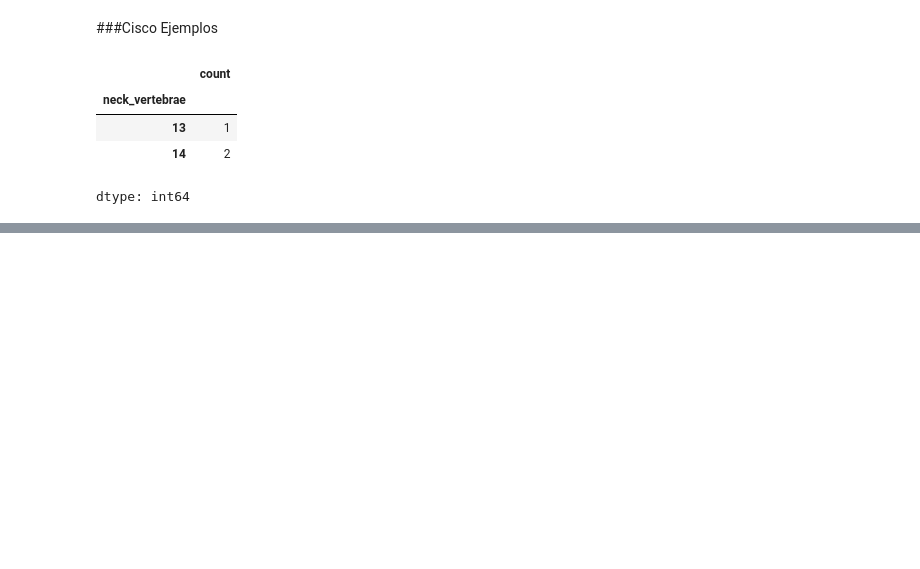
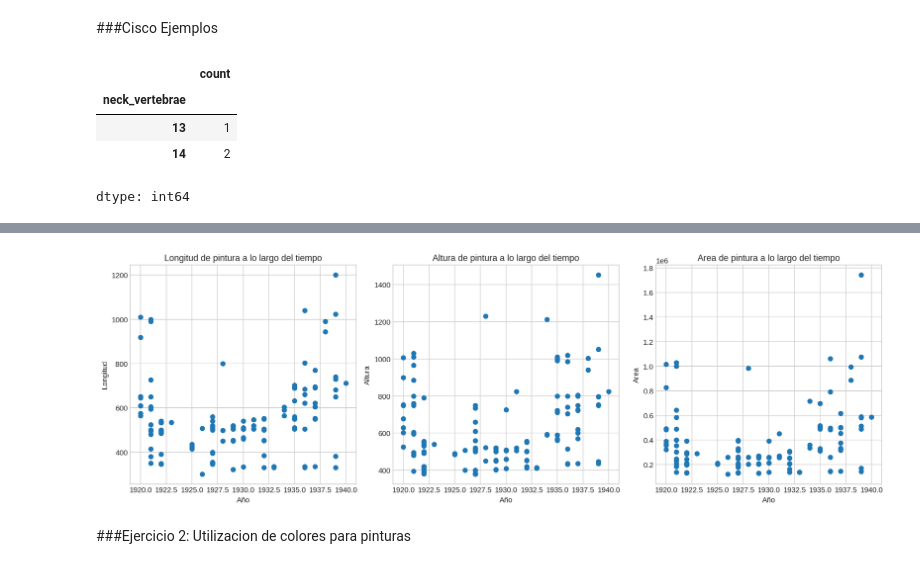
Before and after one commit to IvanRosP/mineria-de-datos, a Jupyter notebook: Mineria de datos.ipynb, the cells around one changed output, grey strips where cells are left out. Drawn from its saved outputs; the diff is of its cells as text; code cells hidden in the pictures; blank space fills up the shorter version.

```diff
--- a/Mineria de datos.ipynb
+++ b/Mineria de datos.ipynb
@@ -1539,0 +1720,5 @@ dtype: int64
+# %%
+features = pd.read_csv('mondrian-painting-features.csv')
+painting_info = pd.read_csv('mondrian-painting-info.csv')
+painting_info['area'] = painting_info['width'] * painting_info['height']
+painting_info
@@ -1539,0 +1739,32 @@ dtype: int64
+# %%
+import matplotlib.pyplot as plt
+
+plt.figure(figsize=(15, 5))
+
+#Graficar longitud vs año
+plt.subplot(1, 3, 1)
+plt.scatter(painting_info['year'], painting_info['width'])
+plt.xlabel('Año')
+plt.ylabel('Longitud')
+plt.title('Longitud de pintura a lo largo del tiempo')
+
+#Graficar altura vs año
+plt.subplot(1, 3, 2)
+plt.scatter(painting_info['year'], painting_info['height'])
+plt.xlabel('Año')
+plt.ylabel('Altura')
+plt.title('Altura de pintura a lo largo del tiempo')
+
+#Graficar area vs año
+plt.subplot(1, 3, 3)
+plt.scatter(painting_info['year'], painting_info['area'])
+plt.xlabel('Año')
+plt.ylabel('Area')
+plt.title('Area de pintura a lo largo del tiempo')
+
+plt.tight_layout()
+plt.show()
+# %% [output]
+[figure, added]
+# %% [markdown]
+###Ejercicio 2: Utilizacion de colores para pinturas
```
Also changed, not shown: parts of 32 cells of this notebook.
